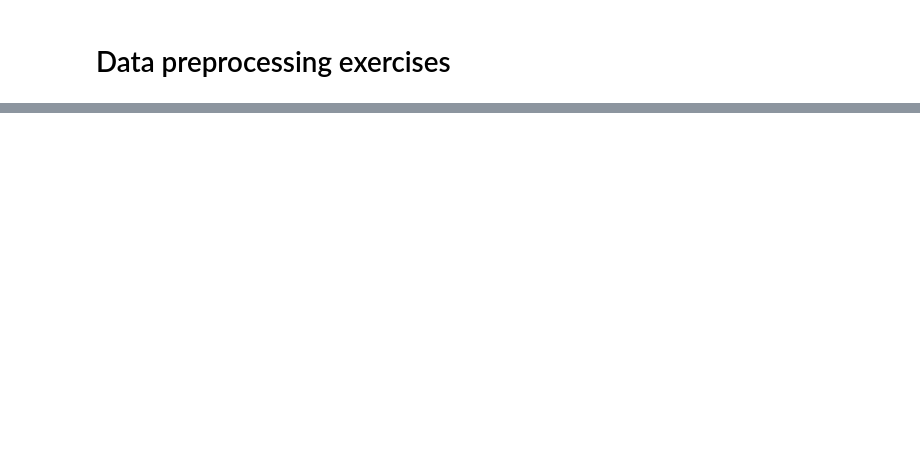
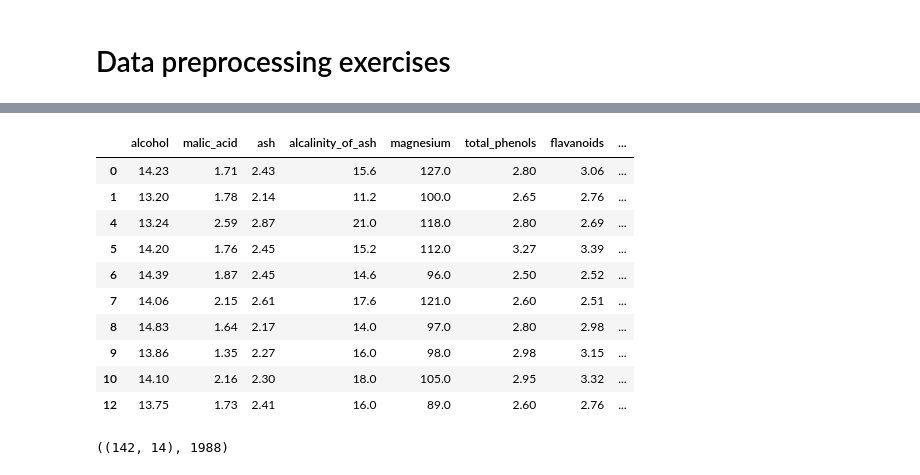
Before and after one commit to LCDA-UCP/ml-hands-on, a Jupyter notebook: exercises/session02/exercises.ipynb, the cells around one changed output, grey strips where cells are left out. Saved outputs shown, nothing was run; the diff lists cells and outputs as text; code cells hidden in the pictures; blank space fills up the shorter version.

```diff
--- a/exercises/session02/exercises.ipynb
+++ b/exercises/session02/exercises.ipynb
@@ -3,3 +3,7 @@
 # %%
 # load the wines dataset (../data/wines.csv)
 # add code here
+import pandas as pd
+
+data = pd.read_csv('../data/wines.csv')
+data.head()
@@ -21,9 +88,26 @@
 # %%
 # create a copy of the dataset and drop the rows with missing values
 # add code here
+data_cleaned = data.dropna().copy()
+data_cleaned.head(10)
+# %% [output]
+|  | alcohol | malic_acid | ash | alcalinity_of_ash | magnesium | total_phenols | flavanoids | ... |
+| 0 | 14.23 | 1.71 | 2.43 | 15.6 | 127.0 | 2.80 | 3.06 | ... |
+| 1 | 13.20 | 1.78 | 2.14 | 11.2 | 100.0 | 2.65 | 2.76 | ... |
+| 4 | 13.24 | 2.59 | 2.87 | 21.0 | 118.0 | 2.80 | 2.69 | ... |
+| 5 | 14.20 | 1.76 | 2.45 | 15.2 | 112.0 | 3.27 | 3.39 | ... |
+| 6 | 14.39 | 1.87 | 2.45 | 14.6 | 96.0 | 2.50 | 2.52 | ... |
+| 7 | 14.06 | 2.15 | 2.61 | 17.6 | 121.0 | 2.60 | 2.51 | ... |
+| 8 | 14.83 | 1.64 | 2.17 | 14.0 | 97.0 | 2.80 | 2.98 | ... |
+| 9 | 13.86 | 1.35 | 2.27 | 16.0 | 98.0 | 2.98 | 3.15 | ... |
+| 10 | 14.10 | 2.16 | 2.30 | 18.0 | 105.0 | 2.95 | 3.32 | ... |
+| 12 | 13.75 | 1.73 | 2.41 | 16.0 | 89.0 | 2.60 | 2.76 | ... |
 # %%
 # check the dimensions of the new dataset
 # add code here
+data_cleaned.shape, data_cleaned.size
+# %% [output]
+((142, 14), 1988)
 # %%
 # check the statistical summary of the new dataset
 # add code here
```
Also changed, not shown: parts of 11 cells of this notebook.
